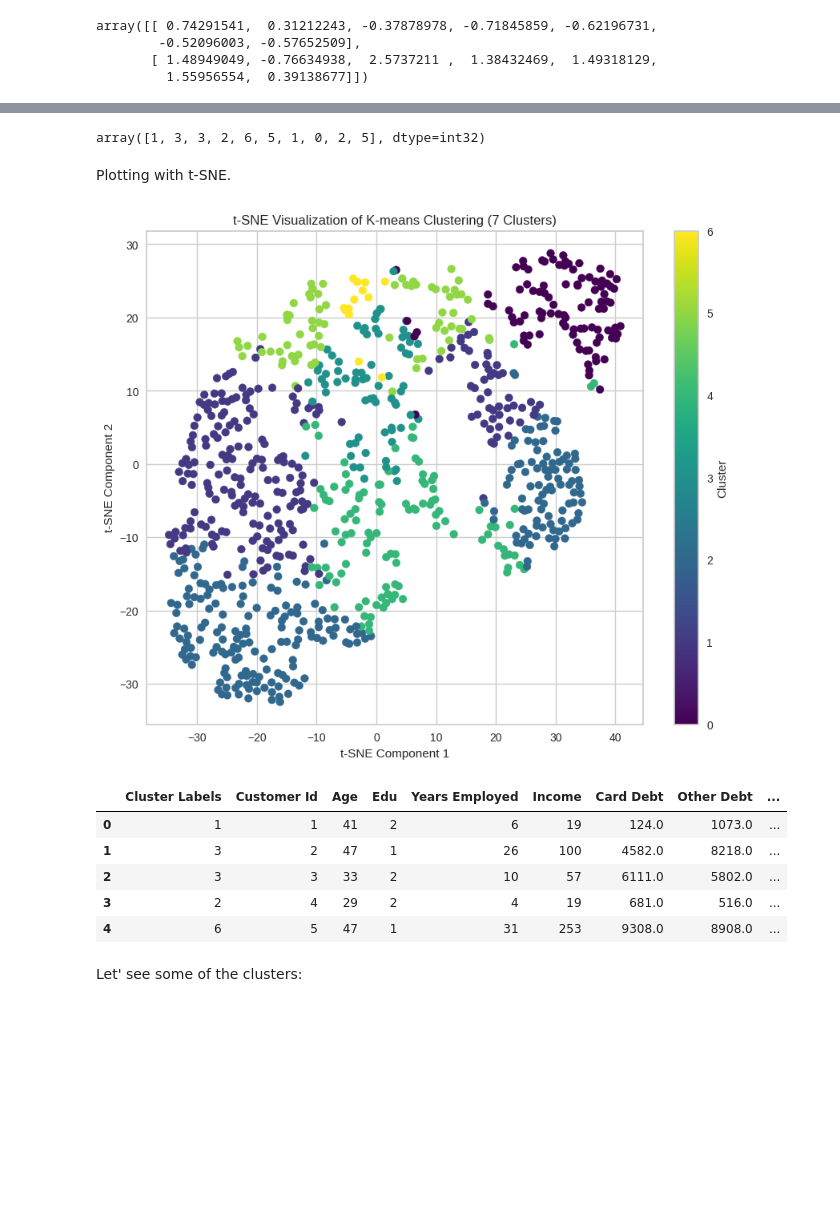
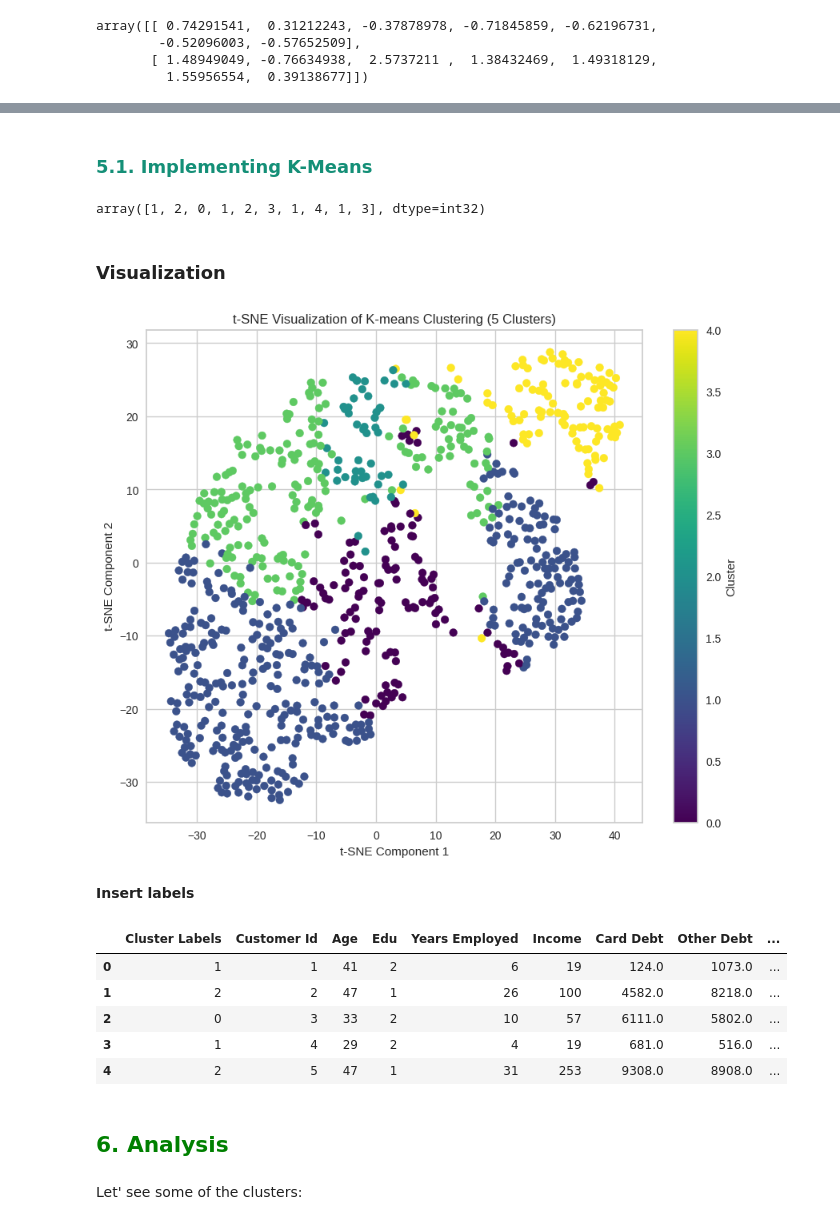
Before and after one commit to MNGARCIA085/Unsupervised-Learning, a Jupyter notebook: Customer Segmentation/Customer segmentation with K-means.ipynb, the cells around one changed output, grey strips where cells are left out. Cells and saved outputs as stored; diff of their text form; code cells hidden in the pictures; blank space fills up the shorter version.

```diff
--- a/Customer Segmentation/Customer segmentation with K-means.ipynb
+++ b/Customer Segmentation/Customer segmentation with K-means.ipynb
@@ -68,5 +122,5 @@ X = df.values[:,1:] # we take all values except of course the index in the dataf
 X = np.nan_to_num(X)
 
 # normalize
-X = StandardScaler().fit_transform(X)
+X_std = StandardScaler().fit_transform(X)
 # %%
@@ -84,8 +145,8 @@ We're implementing K-means. To determine the optimal value of K, we'll utilize t
 # %%
 # Instantiate the clustering model and visualizer
 model = KMeans()
-visualizer = KElbowVisualizer(model, k=(4,12))
+visualizer = KElbowVisualizer(model, k=(3,12))
 
-visualizer.fit(X)        # Fit the data to the visualizer
+visualizer.fit(X_std)        # Fit the data to the visualizer
 visualizer.show()        # Finalize and render the figure
 # %% [output]
@@ -96,32 +185,28 @@ With this method, the best value of k is 7.
+# %%
+k = 5
+# %% [markdown]
+<a name="5.2"></a>
+### <font color='#148f77'> <b> 5.1. Implementing K-Means </font> </a>
 # %%
 # number of clusters
-num_clusters = 7
+num_clusters = k
 
 # run k-means clustering
-kmeans = KMeans(n_clusters=num_clusters, random_state=0).fit(X)
+kmeans = KMeans(n_clusters=num_clusters, random_state=0).fit(X_std)
 
 # labels
 labels = kmeans.labels_
 kmeans.labels_[0:10]
 # %% [output]
-array([1, 3, 3, 2, 6, 5, 1, 0, 2, 5], dtype=int32)
+array([1, 2, 0, 1, 2, 3, 1, 4, 1, 3], dtype=int32)
 # %% [markdown]
-Plotting with t-SNE.
+### Visualization
 # %%
-# Apply t-SNE to reduce dimensions to 2D
-tsne = TSNE(n_components=2, random_state=0)
-X_tsne = tsne.fit_transform(X)
-
-# Visualize the clusters
-plt.figure(figsize=(10, 8))
-plt.scatter(X_tsne[:, 0], X_tsne[:, 1], c=kmeans.labels_, cmap='viridis')
-plt.title('t-SNE Visualization of K-means Clustering (7 Clusters)')
-plt.xlabel('t-SNE Component 1')
-plt.ylabel('t-SNE Component 2')
-plt.colorbar(label='Cluster')
-plt.show()
+plot_cluster(X_std, num_clusters)
 # %% [output]
-[figure, old version]
+[figure, new version]
+# %% [markdown]
+**Insert labels**
 # %%
 # insert the labels
 df.insert(0, 'Cluster Labels', kmeans.labels_) #df["Cluster Labels"] = labels
@@ -129,10 +214,13 @@ df.head()
 # %% [output]
 |  | Cluster Labels | Customer Id | Age | Edu | Years Employed | Income | Card Debt | Other Debt | ... |
 | 0 | 1 | 1 | 41 | 2 | 6 | 19 | 124.0 | 1073.0 | ... |
-| 1 | 3 | 2 | 47 | 1 | 26 | 100 | 4582.0 | 8218.0 | ... |
-| 2 | 3 | 3 | 33 | 2 | 10 | 57 | 6111.0 | 5802.0 | ... |
-| 3 | 2 | 4 | 29 | 2 | 4 | 19 | 681.0 | 516.0 | ... |
-| 4 | 6 | 5 | 47 | 1 | 31 | 253 | 9308.0 | 8908.0 | ... |
+| 1 | 2 | 2 | 47 | 1 | 26 | 100 | 4582.0 | 8218.0 | ... |
+| 2 | 0 | 3 | 33 | 2 | 10 | 57 | 6111.0 | 5802.0 | ... |
+| 3 | 1 | 4 | 29 | 2 | 4 | 19 | 681.0 | 516.0 | ... |
+| 4 | 2 | 5 | 47 | 1 | 31 | 253 | 9308.0 | 8908.0 | ... |
+# %% [markdown]
+<a name="6"></a>
+## <font color='green'> <b> 6. Analysis</font> </a>
 # %% [markdown]
 Let' see some of the clusters:
 # %%
```
Also changed, not shown: parts of 22 cells of this notebook.
